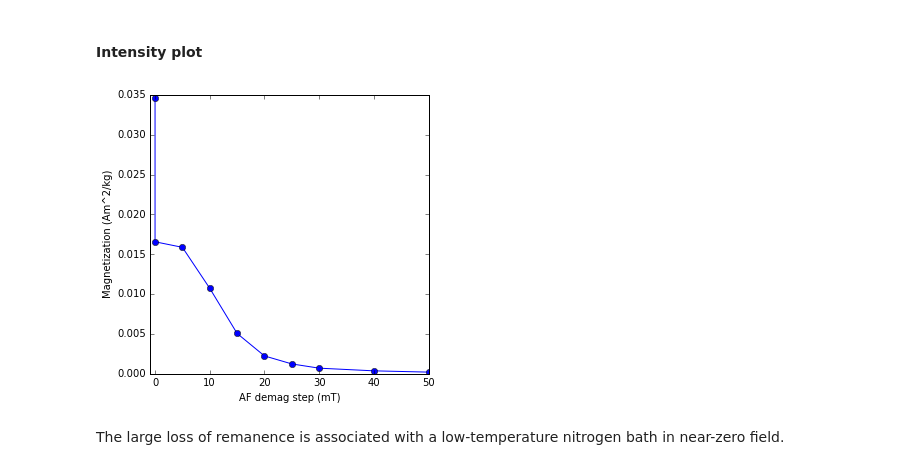
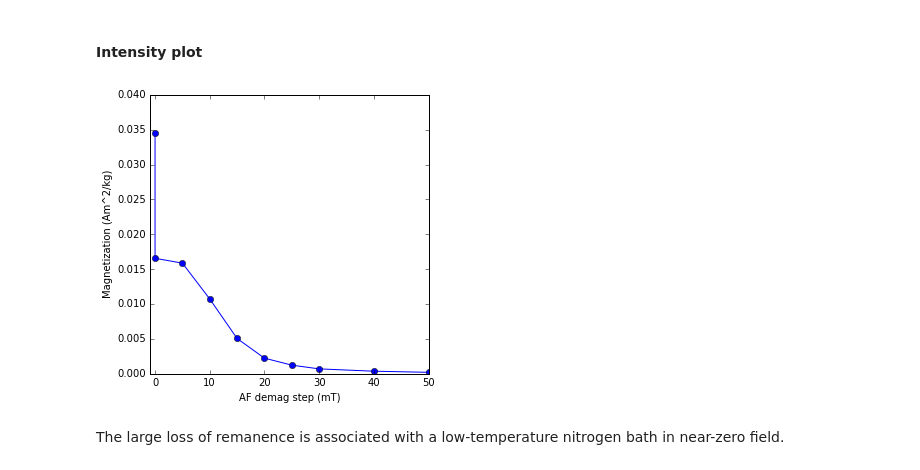
Before and after one commit to Swanson-Hysell-Group/2015_Feinberg-et-al_low-temp, a Jupyter notebook: Code/LowT_Data_Analysis.ipynb, the cells around one changed output. Saved outputs shown, nothing was run; the diff lists cells and outputs as text; code cells hidden in the pictures.

Commit message:
Notebook update for figure optimization

```diff
--- a/Code/LowT_Data_Analysis.ipynb
+++ b/Code/LowT_Data_Analysis.ipynb
@@ -2051,13 +2051,14 @@ for n in range(0,len(PW15_4a_demag)):
 # %%
 plt.figure(figsize=(5,5))
 plt.plot(PW15_4a_demag['step(mT)'],PW15_4a_demag['intensity'],marker='o')
 plt.xlabel('AF demag step (mT)')
 plt.ylabel('Magnetization (Am^2/kg)')
 plt.xlim((-1,50))
+plt.ylim((0,.04))
 plt.savefig('code_output/PW15_4a_intensity.pdf')
 plt.show()
 # %% [output]
-[figure, old version]
+[figure, new version]
 # %% [markdown]
 The large loss of remanence is associated with a low-temperature nitrogen bath in near-zero field.
 # %% [markdown]
```
Also changed, not shown: 1 other file.
